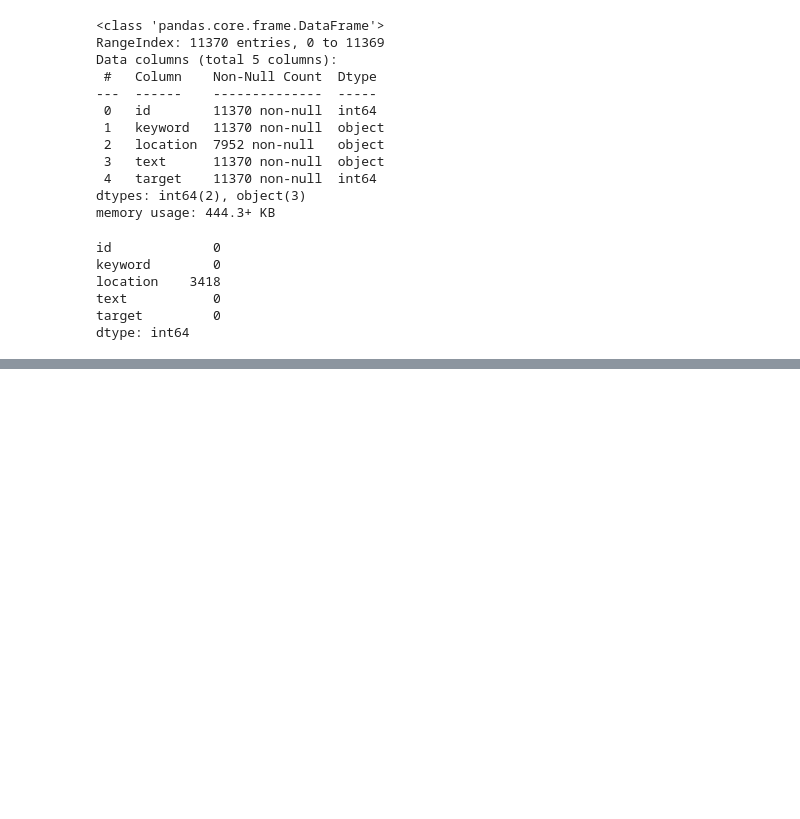
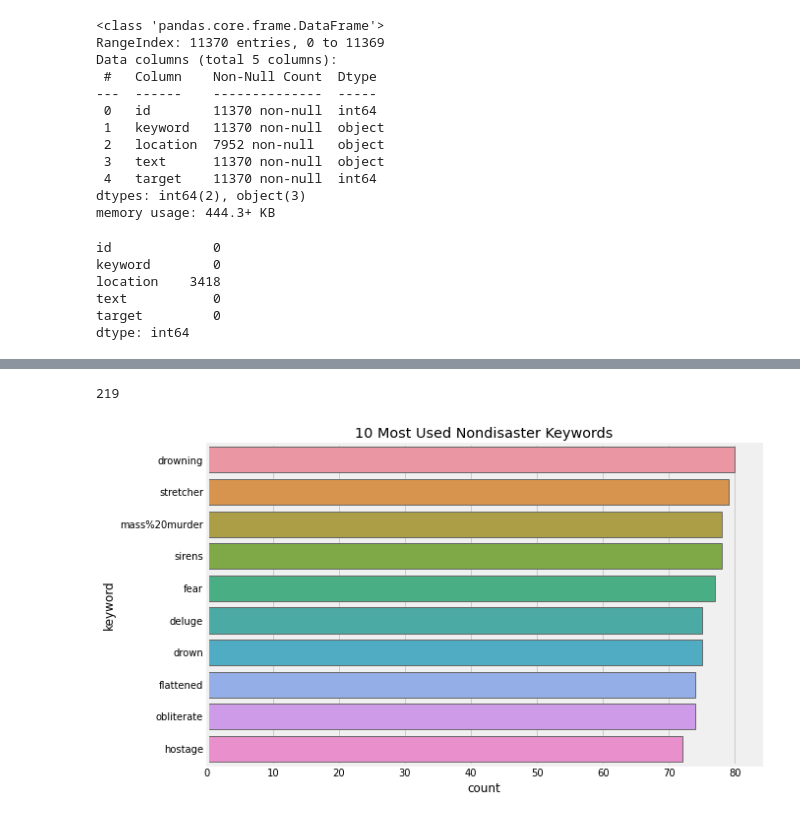
Before and after one commit to aryatalathi/NLP-Disaster, a Jupyter notebook: nlp-disaster.ipynb, the cells around one changed output, grey strips where cells are left out. Cells and saved outputs as stored; diff of their text form; code cells hidden in the pictures; blank space fills up the shorter version.

```diff
--- a/nlp-disaster.ipynb
+++ b/nlp-disaster.ipynb
@@ -319,0 +347,10 @@ px.bar(nondisaster_words, y=nondisaster_words.values, x=nondisaster_words.index,
+# %%
+print(df0.keyword.nunique())
+
+plt.figure(figsize = (9,6))
+sns.countplot(y= df0.keyword, order = df0.keyword.value_counts().iloc[:10].index)
+plt.title('10 Most Used Nondisaster Keywords')
+plt.show()
+# %% [output]
+219
+[figure, added]
```
Also changed, not shown: parts of 29 cells of this notebook.
